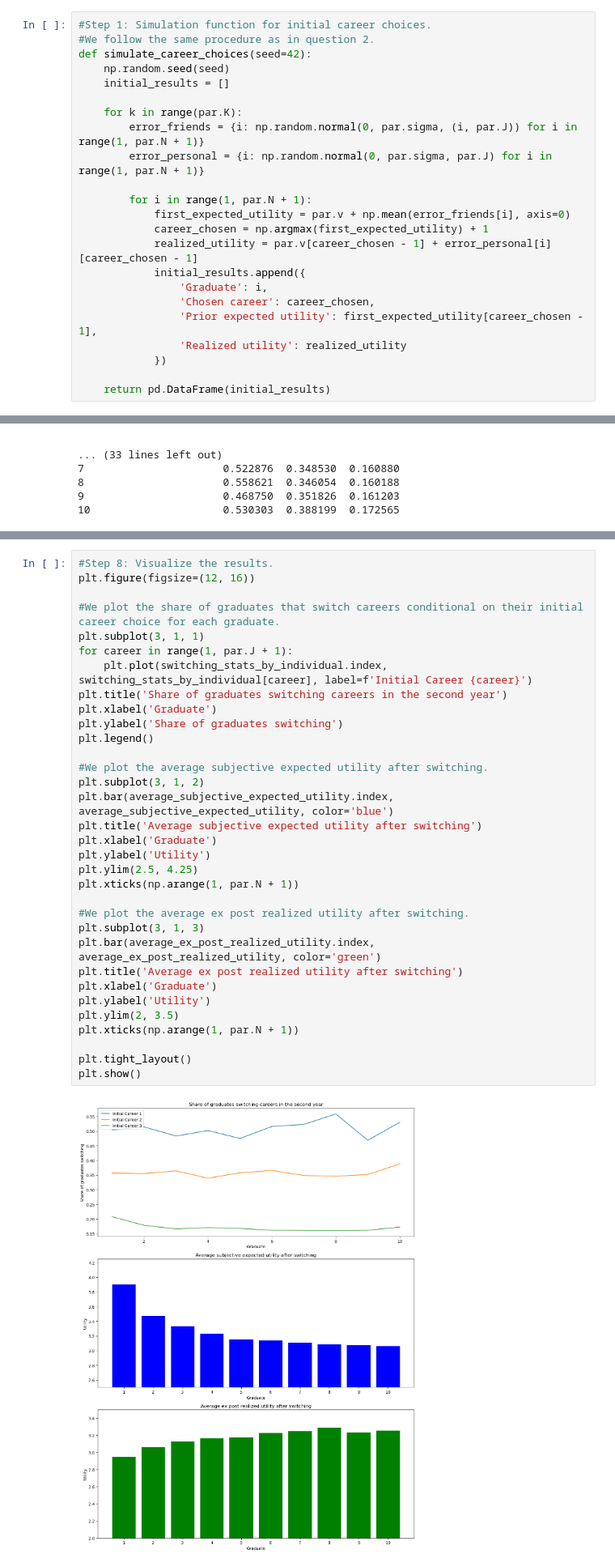
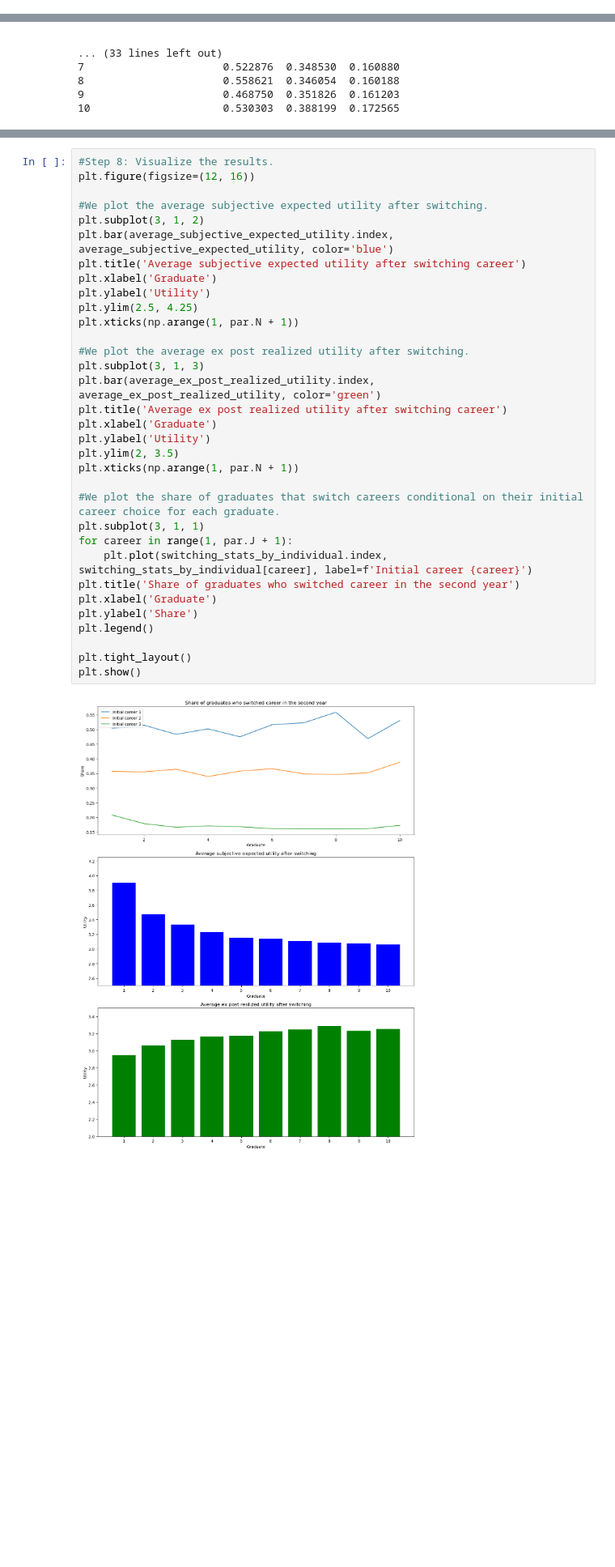
Before and after one commit to NumEconCopenhagen/projects-2024-emil-celine-og-julie, a Jupyter notebook: Exam project/exam_2024.ipynb, the cells around one changed output, grey strips where cells are left out. Shown at 81% size. Cells and saved outputs as stored; diff of their text form; blank space fills up the shorter version.

Commit message:
Question 2 done

```diff
--- a/Exam project/exam_2024.ipynb
+++ b/Exam project/exam_2024.ipynb
@@ -628,26 +481,3 @@ We follow the structure:
-# %%
-#Step 1: Simulation function for initial career choices.
-#We follow the same procedure as in question 2.
-def simulate_career_choices(seed=42):
-    np.random.seed(seed)
-    initial_results = []
-
-    for k in range(par.K):
-        error_friends = {i: np.random.normal(0, par.sigma, (i, par.J)) for i in range(1, par.N + 1)}
-        error_personal = {i: np.random.normal(0, par.sigma, par.J) for i in range(1, par.N + 1)}
-
-        for i in range(1, par.N + 1):
-            first_expected_utility = par.v + np.mean(error_friends[i], axis=0)
-            career_chosen = np.argmax(first_expected_utility) + 1
-            realized_utility = par.v[career_chosen - 1] + error_personal[i][career_chosen - 1]
-            initial_results.append({
-                'Graduate': i,
-                'Chosen career': career_chosen,
-                'Prior expected utility': first_expected_utility[career_chosen - 1],
-                'Realized utility': realized_utility
-            })
-
-    return pd.DataFrame(initial_results)
 # %% [markdown]
 The following code will simulate how graduates choose their careers and decide whether to switch to a different career later on. We do this by taking into account both their friends' opinions and their own personal experiences. We find the following variables:
 1. The initial career choice (chosen_career): Each graduate makes an initial career choice based on their own and their friends' opinions.
@@ -766,35 +595,35 @@ The results will now be visualized in figures.
 # %%
 #Step 8: Visualize the results.
 plt.figure(figsize=(12, 16))
 
-#We plot the share of graduates that switch careers conditional on their initial career choice for each graduate.
-plt.subplot(3, 1, 1)
-for career in range(1, par.J + 1):
-    plt.plot(switching_stats_by_individual.index, switching_stats_by_individual[career], label=f'Initial Career {career}')
-plt.title('Share of graduates switching careers in the second year')
-plt.xlabel('Graduate')
-plt.ylabel('Share of graduates switching')
-plt.legend()
-
 #We plot the average subjective expected utility after switching.
 plt.subplot(3, 1, 2)
 plt.bar(average_subjective_expected_utility.index, average_subjective_expected_utility, color='blue')
-plt.title('Average subjective expected utility after switching')
+plt.title('Average subjective expected utility after switching career')
 plt.xlabel('Graduate')
 plt.ylabel('Utility')
 plt.ylim(2.5, 4.25)
 plt.xticks(np.arange(1, par.N + 1))
 
 #We plot the average ex post realized utility after switching.
 plt.subplot(3, 1, 3)
 plt.bar(average_ex_post_realized_utility.index, average_ex_post_realized_utility, color='green')
-plt.title('Average ex post realized utility after switching')
+plt.title('Average ex post realized utility after switching career')
 plt.xlabel('Graduate')
 plt.ylabel('Utility')
 plt.ylim(2, 3.5)
 plt.xticks(np.arange(1, par.N + 1))
 
+#We plot the share of graduates that switch careers conditional on their initial career choice for each graduate.
+plt.subplot(3, 1, 1)
+for career in range(1, par.J + 1):
+    plt.plot(switching_stats_by_individual.index, switching_stats_by_individual[career], label=f'Initial career {career}')
+plt.title('Share of graduates who switched career in the second year')
+plt.xlabel('Graduate')
+plt.ylabel('Share')
+plt.legend()
+
 plt.tight_layout()
 plt.show()
 # %% [output]
-[figure, old version]
+[figure, new version]
```
Also changed, not shown: parts of 26 cells of this notebook.
